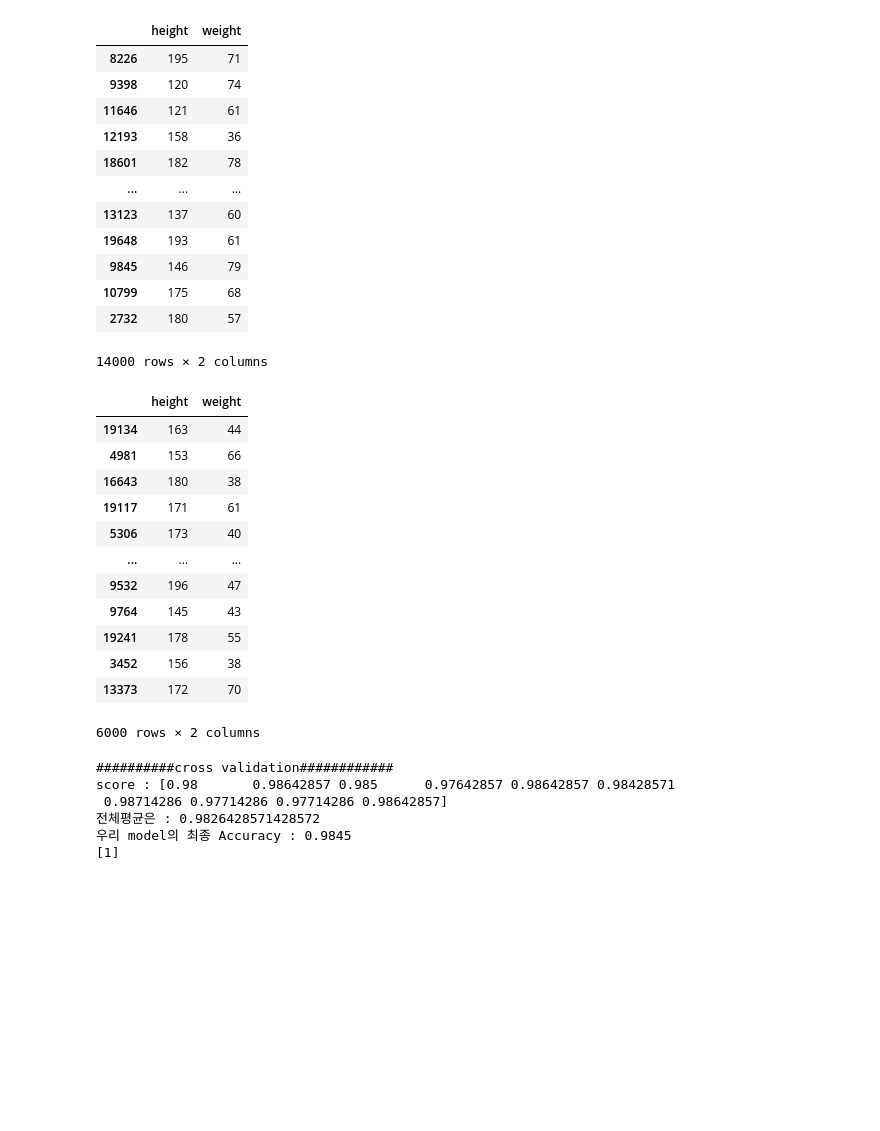
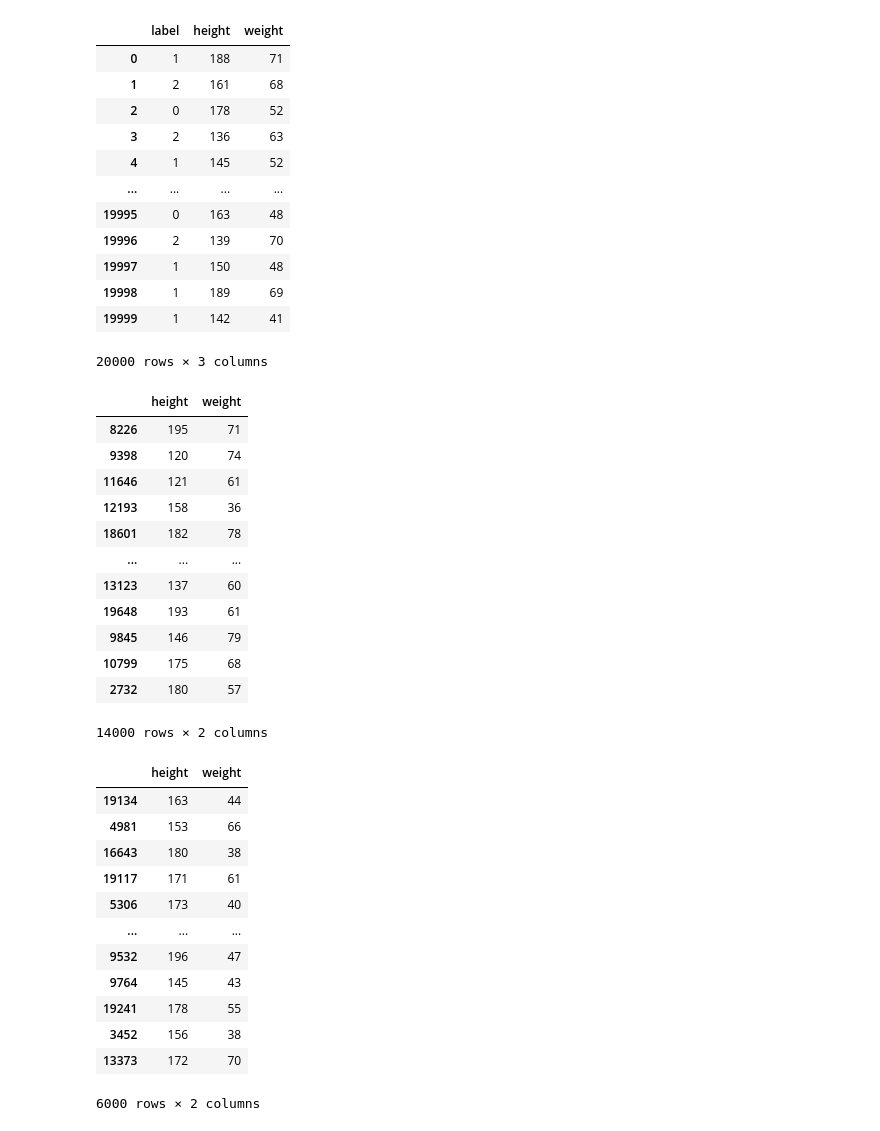
Before and after one commit to Souuul/numpy-pandas, a Jupyter notebook: Multinomial Classfication with sklearn.ipynb, the cells around one changed output. Drawn from its saved outputs; the diff is of its cells as text; code cells hidden in the pictures; blank space fills up the shorter version.

```diff
--- a/Multinomial Classfication with sklearn.ipynb
+++ b/Multinomial Classfication with sklearn.ipynb
@@ -85,7 +85,7 @@ from sklearn.metrics import precision_score, recall_score, accuracy_score
 
 # Raw Data Loading
 df = pd.read_csv('./data/bmi.csv', skiprows=3)
-
+display(df)
 # 결측치부터 확인!
 # df.isnull().sum()
 
@@ -123,62 +123,69 @@ x_data_test_norm = scaler.transform(x_data_test)
 
 del x_data_train #혼동을 방지하기 위해서 변수를 삭제
 del x_data_test
 
 # sklearn 구현은 매우매우 간단 !!
 model = LogisticRegression()
 model.fit(x_data_train_norm, t_data_train)
 
 # 우리 model의 정확도를 측정해야 해요!
 # cross validation
 kfold = 10
 kfold_score = cross_val_score(model, x_data_train_norm, t_data_train, cv = kfold)
 print('##########cross validation############')
 
 print('score : {}'.format(kfold_score))
 print('전체평균은 : {}'.format(kfold_score.mean()))
 
 # 최종모델평가
 predict_val = model.predict(x_data_test_norm) #테스트데이터로 예측값을 구해요!
 acc = accuracy_score(predict_val, t_data_test)
 print('우리 model의 최종 Accuracy : {}'.format(acc))
 
 # Predict
 height = 188
 weight = 78
 my_state = [[height, weight]]
 my_state_val = model.predict(scaler.transform(my_state))
 
 print(my_state_val)
 # %% [output]
-|  | height | weight |
-| 8226 | 195 | 71 |
-| 9398 | 120 | 74 |
-| 11646 | 121 | 61 |
-| 12193 | 158 | 36 |
-| 18601 | 182 | 78 |
-| ... | ... | ... |
-| 13123 | 137 | 60 |
-| 19648 | 193 | 61 |
-| 9845 | 146 | 79 |
-| 10799 | 175 | 68 |
-| 2732 | 180 | 57 |
+|  | label | height | weight |
+| 0 | 1 | 188 | 71 |
+| 1 | 2 | 161 | 68 |
+| 2 | 0 | 178 | 52 |
+| 3 | 2 | 136 | 63 |
+| 4 | 1 | 145 | 52 |
+| ... | ... | ... | ... |
+| 19995 | 0 | 163 | 48 |
+| 19996 | 2 | 139 | 70 |
+| 19997 | 1 | 150 | 48 |
+| 19998 | 1 | 189 | 69 |
+| 19999 | 1 | 142 | 41 |
-14000 rows × 2 columns
+20000 rows × 3 columns
 |  | height | weight |
-| 19134 | 163 | 44 |
-| 4981 | 153 | 66 |
-| 16643 | 180 | 38 |
-| 19117 | 171 | 61 |
-| 5306 | 173 | 40 |
+| 8226 | 195 | 71 |
+| 9398 | 120 | 74 |
+| 11646 | 121 | 61 |
+| 12193 | 158 | 36 |
+| 18601 | 182 | 78 |
 | ... | ... | ... |
-| 9532 | 196 | 47 |
-| 9764 | 145 | 43 |
-| 19241 | 178 | 55 |
-| 3452 | 156 | 38 |
-| 13373 | 172 | 70 |
+| 13123 | 137 | 60 |
+| 19648 | 193 | 61 |
+| 9845 | 146 | 79 |
+| 10799 | 175 | 68 |
+| 2732 | 180 | 57 |
-6000 rows × 2 columns
+14000 rows × 2 columns
+|  | height | weight |
+| 19134 | 163 | 44 |
+| 4981 | 153 | 66 |
+| 16643 | 180 | 38 |
+| 19117 | 171 | 61 |
+| 5306 | 173 | 40 |
+| ... | ... | ... |
+| 9532 | 196 | 47 |
+| 9764 | 145 | 43 |
+| 19241 | 178 | 55 |
+| 3452 | 156 | 38 |
+| 13373 | 172 | 70 |
-##########cross validation############
-score : [0.98       0.98642857 0.985      0.97642857 0.98642857 0.98428571
- 0.98714286 0.97714286 0.97714286 0.98642857]
-전체평균은 : 0.9826428571428572
-우리 model의 최종 Accuracy : 0.9845
-[1]
+6000 rows × 2 columns
```
Also changed, not shown: parts of 1 cell of this notebook, 7 other files.
